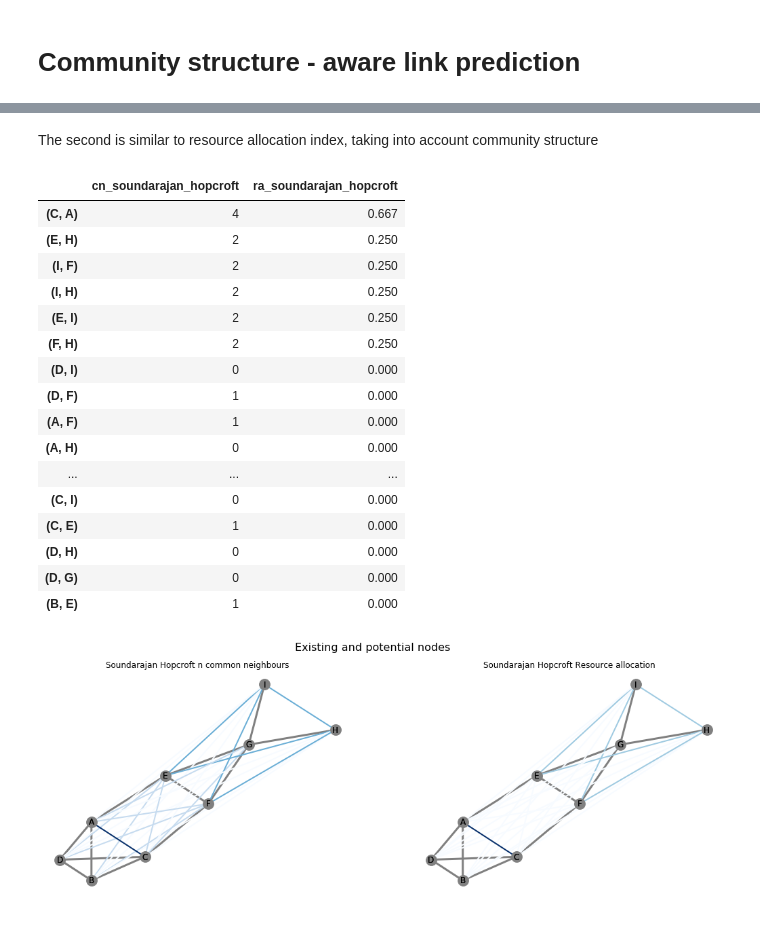
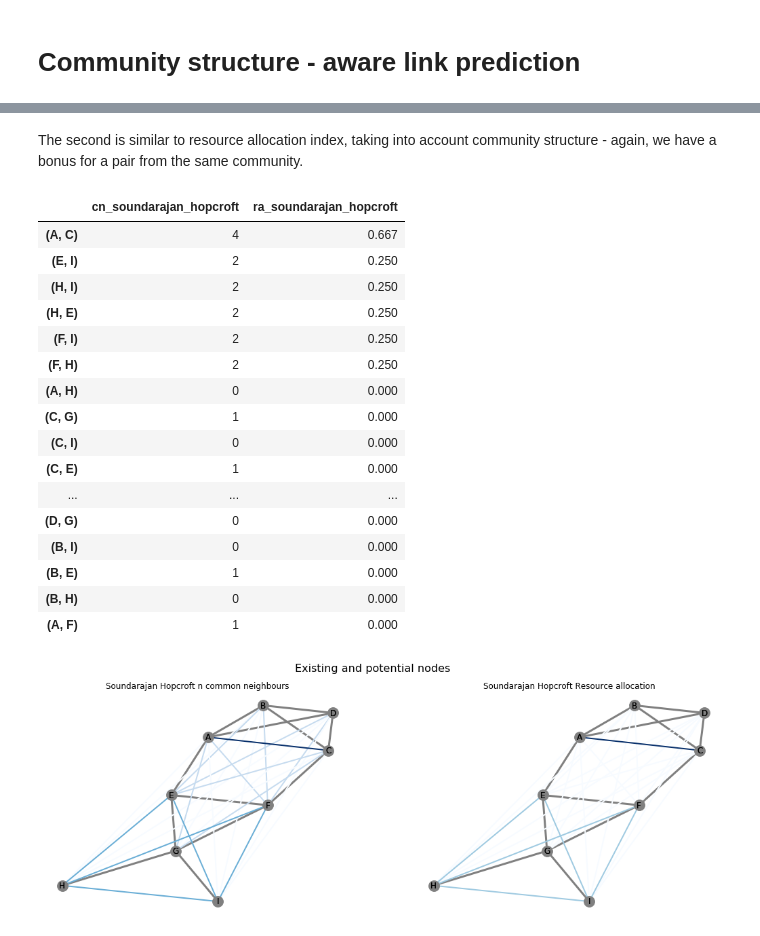
Before and after one commit to sfczekalski/social_network_analysis, a Jupyter notebook: 6 Network Evolution.ipynb, the cells around one changed output, grey strips where cells are left out. Cells and saved outputs as stored; diff of their text form; code cells hidden in the pictures.

```diff
--- a/6 Network Evolution.ipynb
+++ b/6 Network Evolution.ipynb
@@ -290,14 +392,14 @@ def n_common_neighbours(G, u, v):
     n = len(list(nx.common_neighbors(G, u, v)))
     return u, v, n
 
-
-df = pd.DataFrame(index=nx.non_edges(G))
+# Create DataFrame
+df = pd.DataFrame(index=nx.non_edges(G_initial))
 
 # Iterate over all pairs of nodes that are not yet connected
-df['common_neighbours'] = [n_common_neighbours(G, u, v) for u, v in nx.non_edges(G)]
+df['common_neighbours'] = [n_common_neighbours(G_initial, u, v) for u, v in nx.non_edges(G_initial)]
 df['common_neighbours'] = df['common_neighbours'].apply(lambda x: x[2])
 
-# Sort pairs by the score
+# Print a DataFrame sort pairs by the score
 df.sort_values(by='common_neighbours', ascending=False)
 # %% [output]
 |  | common_neighbours |
@@ -452,4 +566,7 @@ G_new = nx.Graph()
 G_new.add_edges_from(df.index)
 # %%
 for i, (v, w) in enumerate(df.index):
-    G_new.edges()[v, w]['weight'] = df.iloc[i]['preferential_attachment']
+    G_new.edges()[v, w]['jaccard_coeff'] = df.iloc[i]['jaccard_coeff']
+    G_new.edges()[v, w]['resource_allocation'] = df.iloc[i]['resource_allocation']
+    G_new.edges()[v, w]['adamic_adar_index'] = df.iloc[i]['adamic_adar_index']
+    G_new.edges()[v, w]['preferential_attachment'] = df.iloc[i]['preferential_attachment']
@@ -456,5 +575,5 @@ for i, (v, w) in enumerate(df.index):
 # %%
-def draw_potential_edges(G, G_new, df, column_name, axis):
+def draw_potential_edges(G, G_new, df, column_name):
     # Draw actual graph
     nx.draw_networkx(
         G,
@@ -476,24 +595,25 @@ def draw_potential_edges(G, G_new, df, column_name, axis):
         width=2)
 
 
-fig, axs = plt.subplots(nrows=2, ncols=2, figsize=(18, 12))
+fig = plt.figure(figsize=(18, 12))
+pos = nx.spring_layout(G_initial)
 plt.subplot(2, 2, 1)
-draw_potential_edges(G, G_new, df, 'jaccard_coeff', axs[0, 0])
+draw_potential_edges(G_initial, G_new, df, 'jaccard_coeff')
 plt.title('Jaccard coefficient')
 plt.axis('off');
 
 plt.subplot(2, 2, 2)
-draw_potential_edges(G, G_new, df, 'resource_allocation', axs[0, 1])
+draw_potential_edges(G, G_new, df, 'resource_allocation')
 plt.title('Resource allocation')
 plt.axis('off');
 
 plt.subplot(2, 2, 3)
-draw_potential_edges(G, G_new, df, 'adamic_adar_index', axs[1, 0])
+draw_potential_edges(G_initial, G_new, df, 'adamic_adar_index')
 plt.title('Adamic Adar index')
 plt.axis('off');
 
 plt.subplot(2, 2, 4)
-draw_potential_edges(G, G_new, df, 'preferential_attachment', axs[1, 1])
+draw_potential_edges(G_initial, G_new, df, 'preferential_attachment')
 plt.title('Preferential attachment')
 plt.axis('off');
 
@@ -599,39 +719,39 @@ df.sort_values(by='cn_soundarajan_hopcroft', ascending=False)
 # %% [markdown]
-The second is similar to resource allocation index, taking into account community structure
+The second is similar to resource allocation index, taking into account community structure - again, we have a bonus for a pair from the same community.
 # %%
 df['ra_soundarajan_hopcroft']  = [(u, v, score) for u, v, score in nx.ra_index_soundarajan_hopcroft(G_initial)]
 df['ra_soundarajan_hopcroft'] = df['ra_soundarajan_hopcroft'].apply(lambda x: round(x[2], 3))
 df.sort_values(by='ra_soundarajan_hopcroft', ascending=False)
 # %% [output]
 |  | cn_soundarajan_hopcroft | ra_soundarajan_hopcroft |
-| (C, A) | 4 | 0.667 |
-| (E, H) | 2 | 0.250 |
-| (I, F) | 2 | 0.250 |
-| (I, H) | 2 | 0.250 |
+| (A, C) | 4 | 0.667 |
 | (E, I) | 2 | 0.250 |
+| (H, I) | 2 | 0.250 |
+| (H, E) | 2 | 0.250 |
+| (F, I) | 2 | 0.250 |
 | (F, H) | 2 | 0.250 |
-| (D, I) | 0 | 0.000 |
-| (D, F) | 1 | 0.000 |
-| (A, F) | 1 | 0.000 |
 | (A, H) | 0 | 0.000 |
-| ... | ... | ... |
+| (C, G) | 1 | 0.000 |
 | (C, I) | 0 | 0.000 |
 | (C, E) | 1 | 0.000 |
-| (D, H) | 0 | 0.000 |
+| ... | ... | ... |
 | (D, G) | 0 | 0.000 |
+| (B, I) | 0 | 0.000 |
 | (B, E) | 1 | 0.000 |
+| (B, H) | 0 | 0.000 |
+| (A, F) | 1 | 0.000 |
 # %%
 fig, axs = plt.subplots(nrows=1, ncols=2, figsize=(18, 6))
 plt.subplot(1, 2, 1)
-draw_potential_edges(G, G_new, df, 'cn_soundarajan_hopcroft', axs[0])
+draw_potential_edges(G, G_new, df, 'cn_soundarajan_hopcroft')
 plt.title('Soundarajan Hopcroft n common neighbours')
 plt.axis('off');
 
 plt.subplot(1, 2, 2)
-draw_potential_edges(G, G_new, df, 'ra_soundarajan_hopcroft', axs[1])
+draw_potential_edges(G, G_new, df, 'ra_soundarajan_hopcroft')
 plt.title('Soundarajan Hopcroft Resource allocation')
 plt.axis('off');
 
 plt.suptitle('Existing and potential nodes', fontsize=16);
 # %% [output]
-[figure, old version]
+[figure, new version]
```
Also changed, not shown: parts of 47 cells of this notebook.
